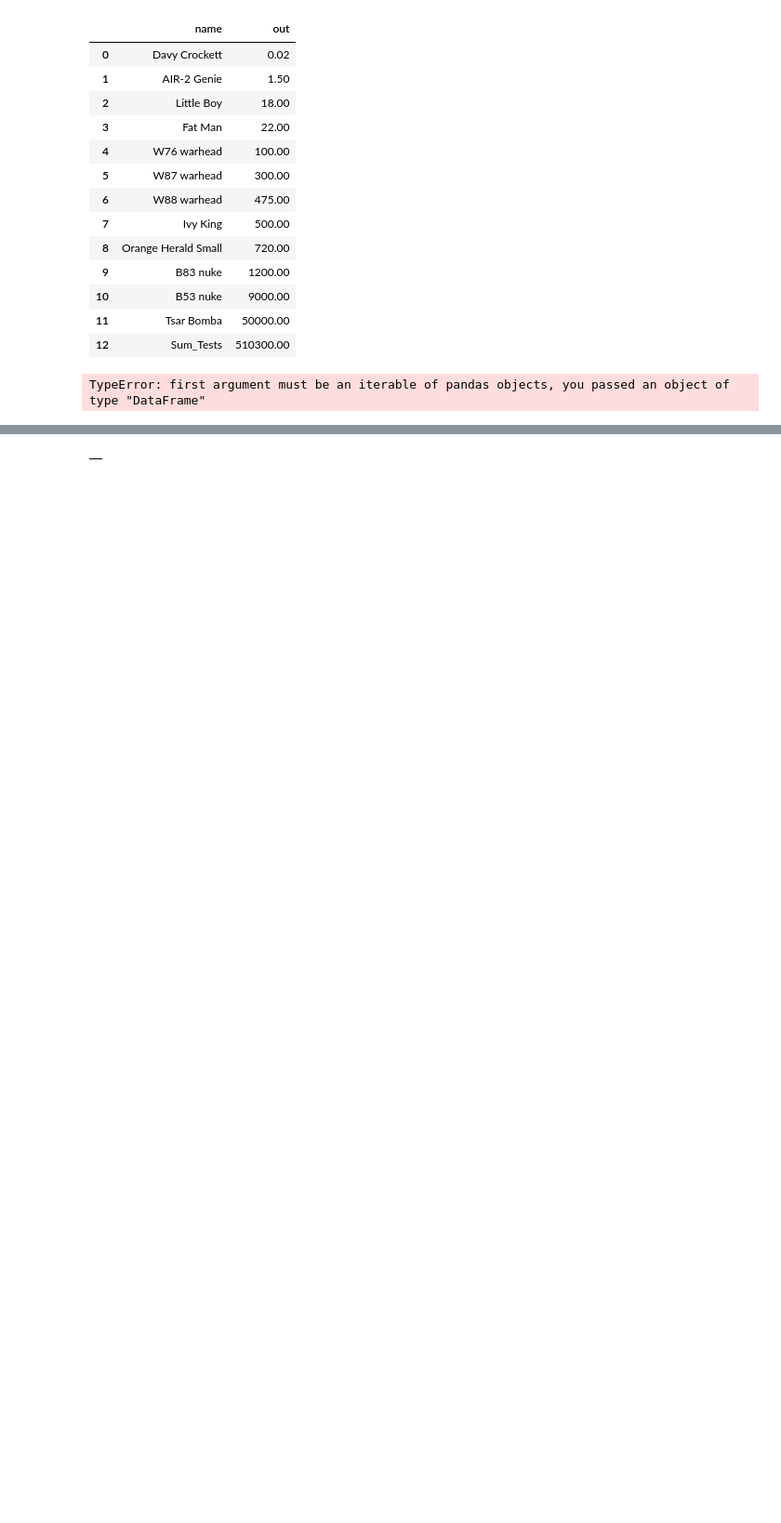
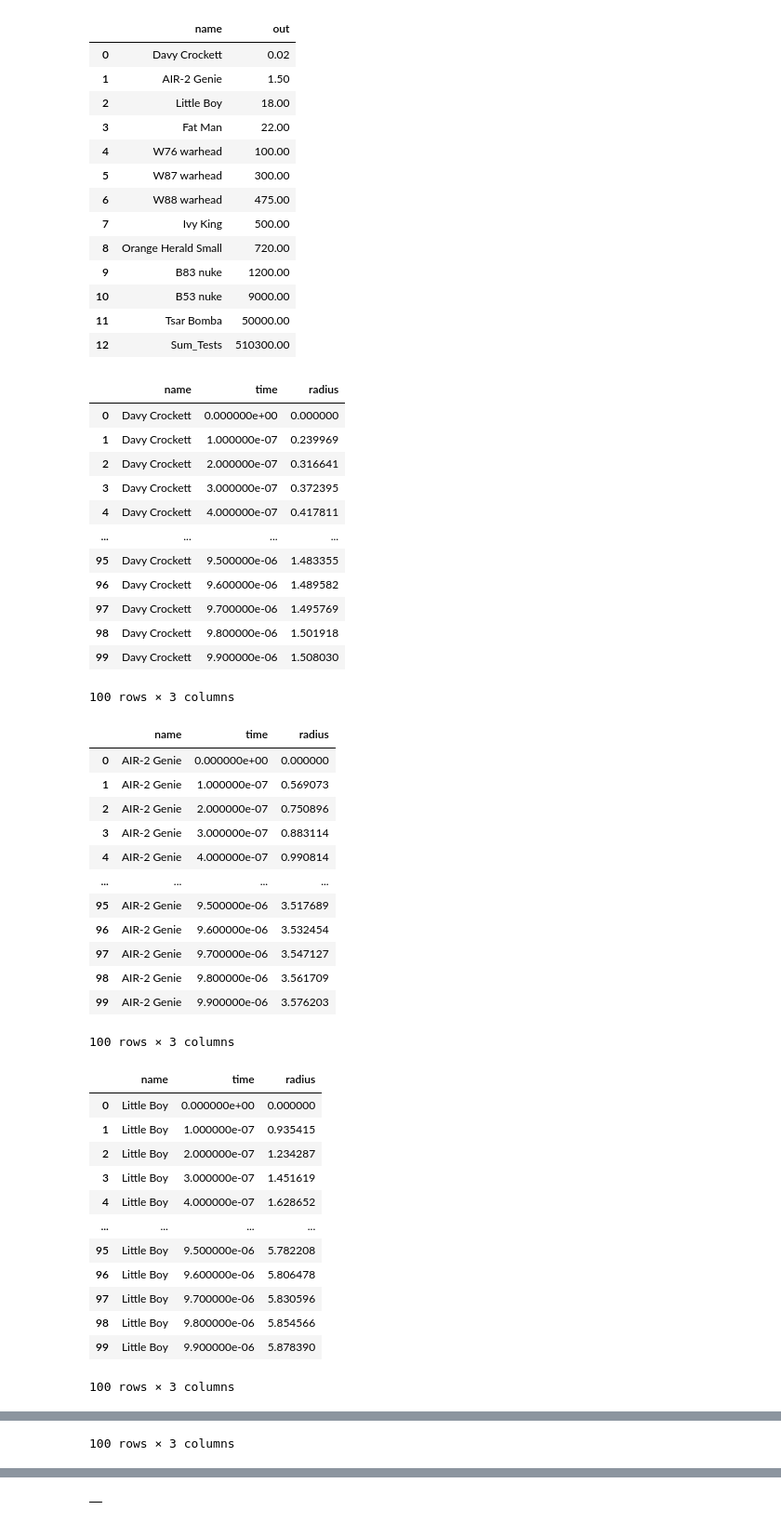
Before and after one commit to erichenschel/blast, a Jupyter notebook: blastSim.ipynb, the cells around one changed output, grey strips where cells are left out. Shown at 93% size. Cells and saved outputs as stored; diff of their text form; code cells hidden in the pictures; blank space fills up the shorter version.

```diff
--- a/blastSim.ipynb
+++ b/blastSim.ipynb
@@ -119,34 +119,73 @@ for e, name in zip(energOut, names):
 
     for r in rad[1:]:
         v = velocity(r, E)
         vel.append(v)
 
         p = pressure(r, E)
         pres.append(p)
 
     # DataFrame construction
     nameArr = np.repeat(name, len(time))
 
     df1 = pd.DataFrame()
     df2 = pd.DataFrame()
     df3 = pd.DataFrame()
 
     # dataframe for radius
     df1['name'] = nameArr
     df1['time'] = time
     df1['radius'] = rad
-    pd.concat([radsDf, df1])
+    display(df1)
+    #pd.concat([radsDf, df1])
 
     # dataframe for velocity
     df2['name'] = nameArr
     df2['radius'] = rad
     df2['velocity'] = vel
-    pd.concat(velsDf, df2)
+    #pd.concat([velsDf, df2])
 
     # dataframe for pressure
     df3['name'] = nameArr
     df3['radius'] = rad
     df3['pressure'] = pres
-    pd.concat(presDf, df3)
+    #pd.concat([presDf, df3])
 # %% [output]
+|  | name | time | radius |
+| 0 | Davy Crockett | 0.000000e+00 | 0.000000 |
+| 1 | Davy Crockett | 1.000000e-07 | 0.239969 |
+| 2 | Davy Crockett | 2.000000e-07 | 0.316641 |
+| 3 | Davy Crockett | 3.000000e-07 | 0.372395 |
+| 4 | Davy Crockett | 4.000000e-07 | 0.417811 |
+| ... | ... | ... | ... |
+| 95 | Davy Crockett | 9.500000e-06 | 1.483355 |
+| 96 | Davy Crockett | 9.600000e-06 | 1.489582 |
+| 97 | Davy Crockett | 9.700000e-06 | 1.495769 |
+| 98 | Davy Crockett | 9.800000e-06 | 1.501918 |
+| 99 | Davy Crockett | 9.900000e-06 | 1.508030 |
-TypeError: first argument must be an iterable of pandas objects, you passed an object of type "DataFrame"
+100 rows × 3 columns
+|  | name | time | radius |
+| 0 | AIR-2 Genie | 0.000000e+00 | 0.000000 |
+| 1 | AIR-2 Genie | 1.000000e-07 | 0.569073 |
+| 2 | AIR-2 Genie | 2.000000e-07 | 0.750896 |
+| 3 | AIR-2 Genie | 3.000000e-07 | 0.883114 |
+| 4 | AIR-2 Genie | 4.000000e-07 | 0.990814 |
+| ... | ... | ... | ... |
+| 95 | AIR-2 Genie | 9.500000e-06 | 3.517689 |
+| 96 | AIR-2 Genie | 9.600000e-06 | 3.532454 |
+| 97 | AIR-2 Genie | 9.700000e-06 | 3.547127 |
+| 98 | AIR-2 Genie | 9.800000e-06 | 3.561709 |
+| 99 | AIR-2 Genie | 9.900000e-06 | 3.576203 |
+100 rows × 3 columns
+|  | name | time | radius |
+| 0 | Little Boy | 0.000000e+00 | 0.000000 |
+| 1 | Little Boy | 1.000000e-07 | 0.935415 |
+| 2 | Little Boy | 2.000000e-07 | 1.234287 |
+| 3 | Little Boy | 3.000000e-07 | 1.451619 |
+| 4 | Little Boy | 4.000000e-07 | 1.628652 |
+| ... | ... | ... | ... |
+| 95 | Little Boy | 9.500000e-06 | 5.782208 |
+| 96 | Little Boy | 9.600000e-06 | 5.806478 |
+| 97 | Little Boy | 9.700000e-06 | 5.830596 |
+| 98 | Little Boy | 9.800000e-06 | 5.854566 |
+| 99 | Little Boy | 9.900000e-06 | 5.878390 |
+100 rows × 3 columns
@@ -152,0 +204 @@ TypeError: first argument must be an iterable of pandas objects, you passed an o
+100 rows × 3 columns
```
Also changed, not shown: parts of 2 cells of this notebook.
